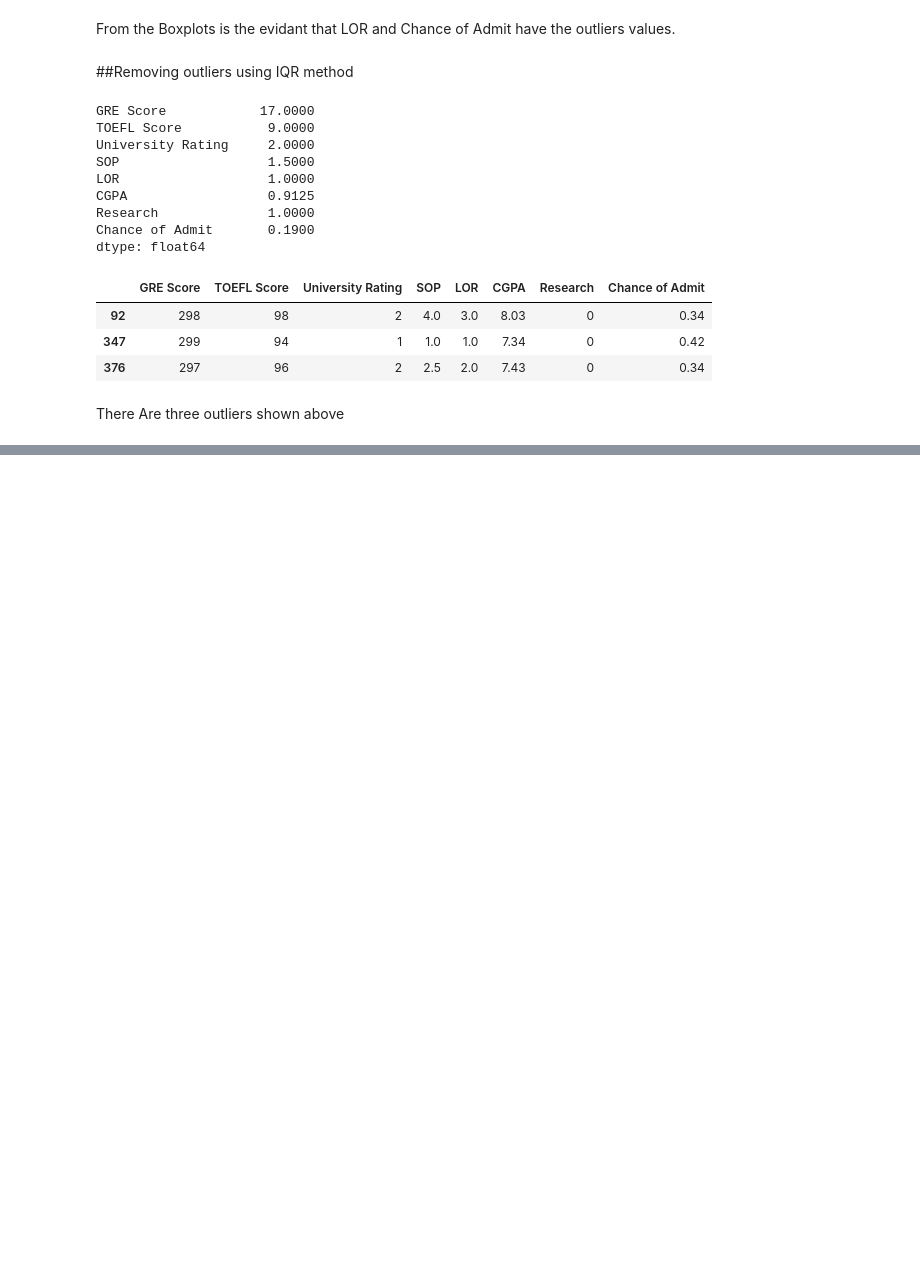
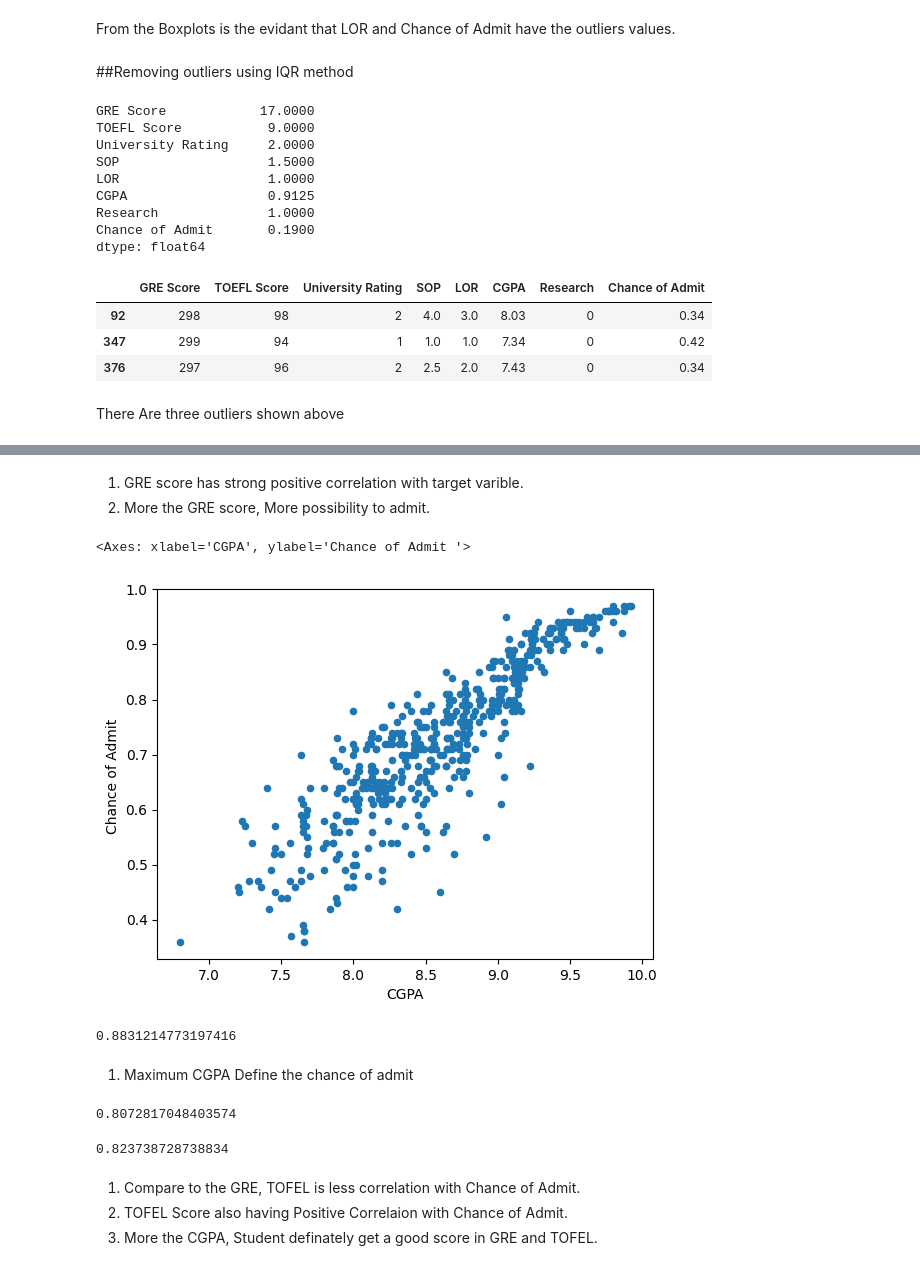
Before and after one commit to Rushabhbhagat08/Graduate-Admissions-from-an-Indian-perspective, a Jupyter notebook: Graduate_Admissions_from_an_Indian_perspective.ipynb, the cells around one changed output, grey strips where cells are left out. Drawn from its saved outputs; the diff is of its cells as text; code cells hidden in the pictures; blank space fills up the shorter version.

```diff
--- a/Graduate_Admissions_from_an_Indian_perspective.ipynb
+++ b/Graduate_Admissions_from_an_Indian_perspective.ipynb
@@ -186,0 +219,29 @@ print(data.shape)
+# %% [markdown]
+1. GRE score has strong positive correlation with target varible.
+2. More the GRE score, More possibility to admit.
+# %%
+
+student_data.plot.scatter('CGPA','Chance of Admit ')
+# %% [output]
+<Axes: xlabel='CGPA', ylabel='Chance of Admit '>
+[figure, added]
+# %%
+
+student_data['CGPA'].corr(student_data['Chance of Admit '])
+# %% [output]
+0.8831214773197416
+# %% [markdown]
+1. Maximum CGPA Define the chance of admit
+# %%
+
+student_data['TOEFL Score'].corr(student_data['CGPA'])
+# %% [output]
+0.8072817048403574
+# %%
+student_data['CGPA'].corr(student_data['GRE Score'])
+# %% [output]
+0.823738728738834
+# %% [markdown]
+1. Compare to the GRE, TOFEL is less correlation with Chance of Admit.
+2. TOFEL Score also having Positive Correlaion with Chance of Admit.
+3. More the CGPA, Student definately get a good score in GRE and TOFEL.
```
Also changed, not shown: parts of 31 cells of this notebook.
